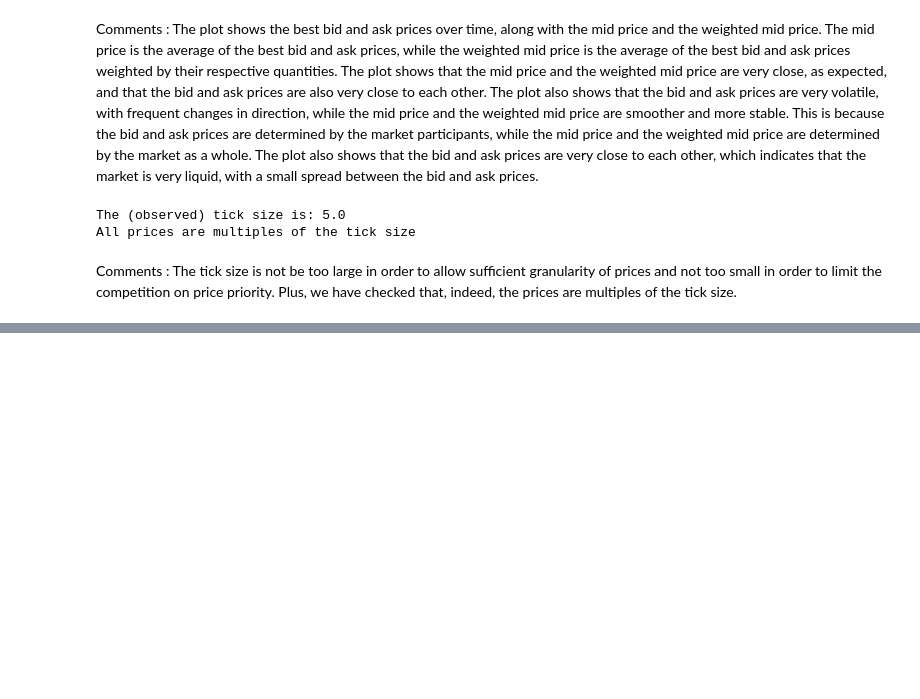
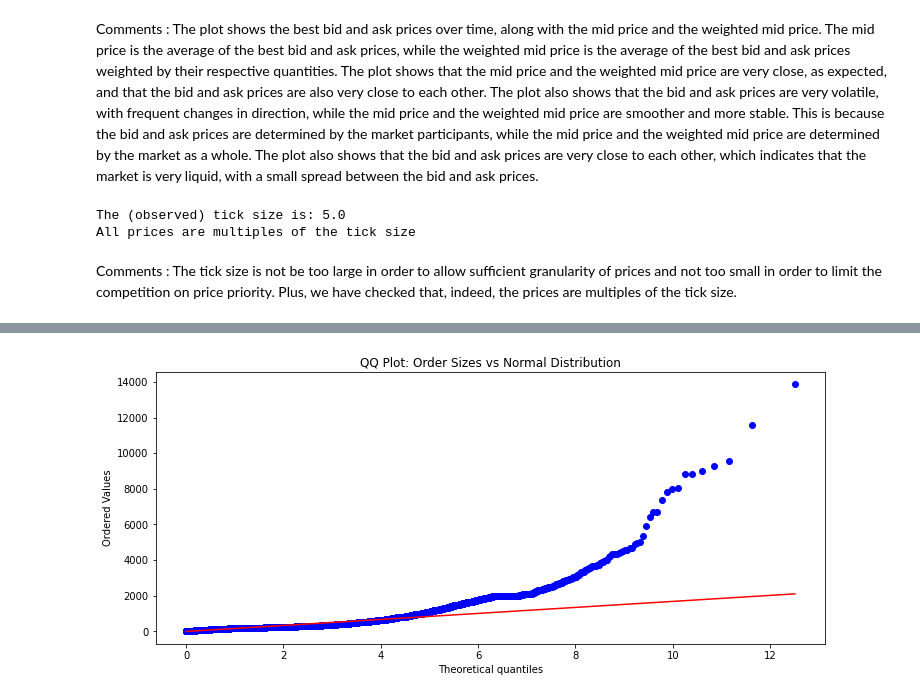
Before and after one commit to ethantrentin/High-Frequency-Data-Limit-Order-Books, a Jupyter notebook: DHF-LAB1-BOISTARD-ROCHE-TRENTIN.ipynb, the cells around one changed output, grey strips where cells are left out. Cells and saved outputs as stored; diff of their text form; code cells hidden in the pictures; blank space fills up the shorter version.

```diff
--- a/DHF-LAB1-BOISTARD-ROCHE-TRENTIN.ipynb
+++ b/DHF-LAB1-BOISTARD-ROCHE-TRENTIN.ipynb
@@ -227,0 +218,8 @@ plt.show()
+# %%
+# We create a QQ plot
+plt.figure(figsize=(12,5))
+scipy.stats.probplot(order_sizes, dist="expon", plot=plt)
+plt.title('QQ Plot: Order Sizes vs Normal Distribution')
+plt.show()
+# %% [output]
+[figure, added]
```
Also changed, not shown: parts of 6 cells of this notebook.
